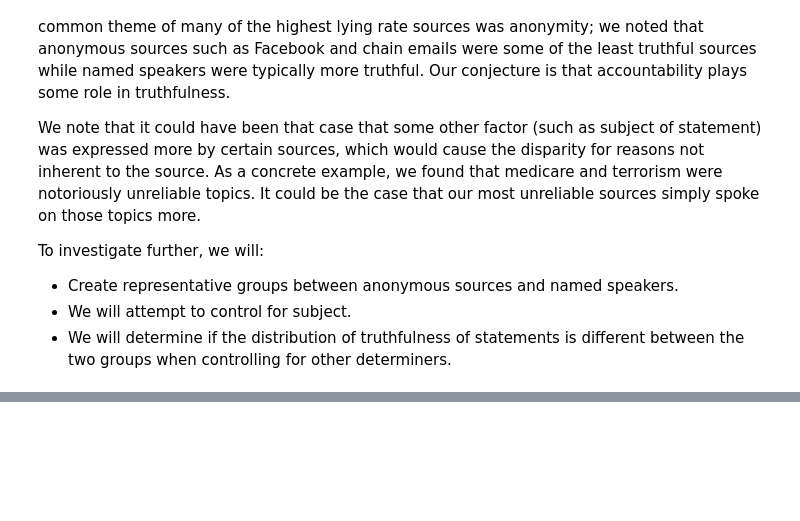
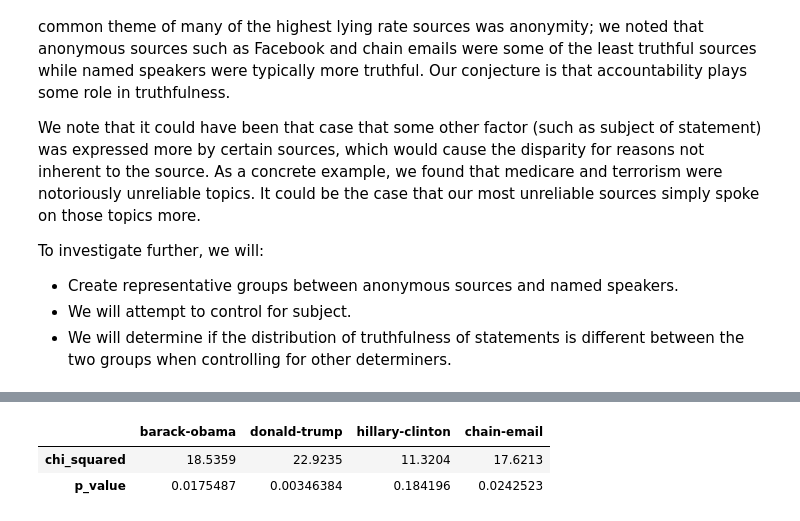
Before and after one commit to mikanikos/Features-of-Lies, a Jupyter notebook: Comparative.ipynb, the cells around one changed output, grey strips where cells are left out. Drawn from its saved outputs; the diff is of its cells as text; code cells hidden in the pictures; blank space fills up the shorter version.

```diff
--- a/Comparative.ipynb
+++ b/Comparative.ipynb
@@ -712,0 +766,13 @@ plot_donut(named_income, "Statements on Income by Named Speakers \n(Jeb Bush, Pa
+# %%
+benfs = pd.DataFrame(columns=['barack-obama', 'donald-trump', 'hillary-clinton', 'chain-email'], index=['chi_squared', 'p_value'])
+for label in benfs.columns:
+    freqs = numberparser.leading_digits(df_raw[df_raw['speaker']==label])
+    desc = get_c2(freqs)
+    benfs[label]['chi_squared'] = desc.statistic
+    benfs[label]['p_value'] = desc.pvalue
+
+benfs
+# %% [output]
+|  | barack-obama | donald-trump | hillary-clinton | chain-email |
+| chi_squared | 18.5359 | 22.9235 | 11.3204 | 17.6213 |
+| p_value | 0.0175487 | 0.00346384 | 0.184196 | 0.0242523 |
```
Also changed, not shown: parts of 11 cells of this notebook, 1 other file.
